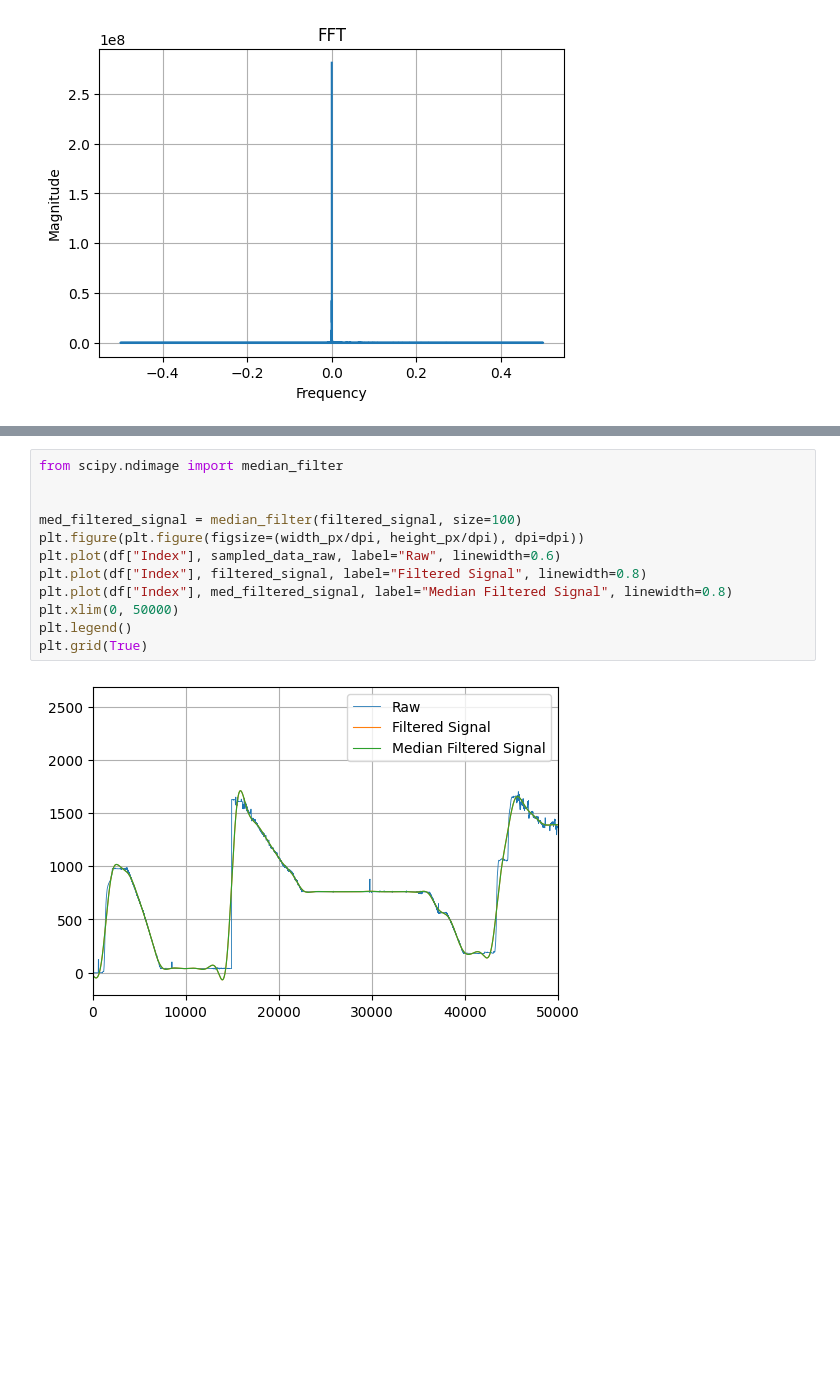
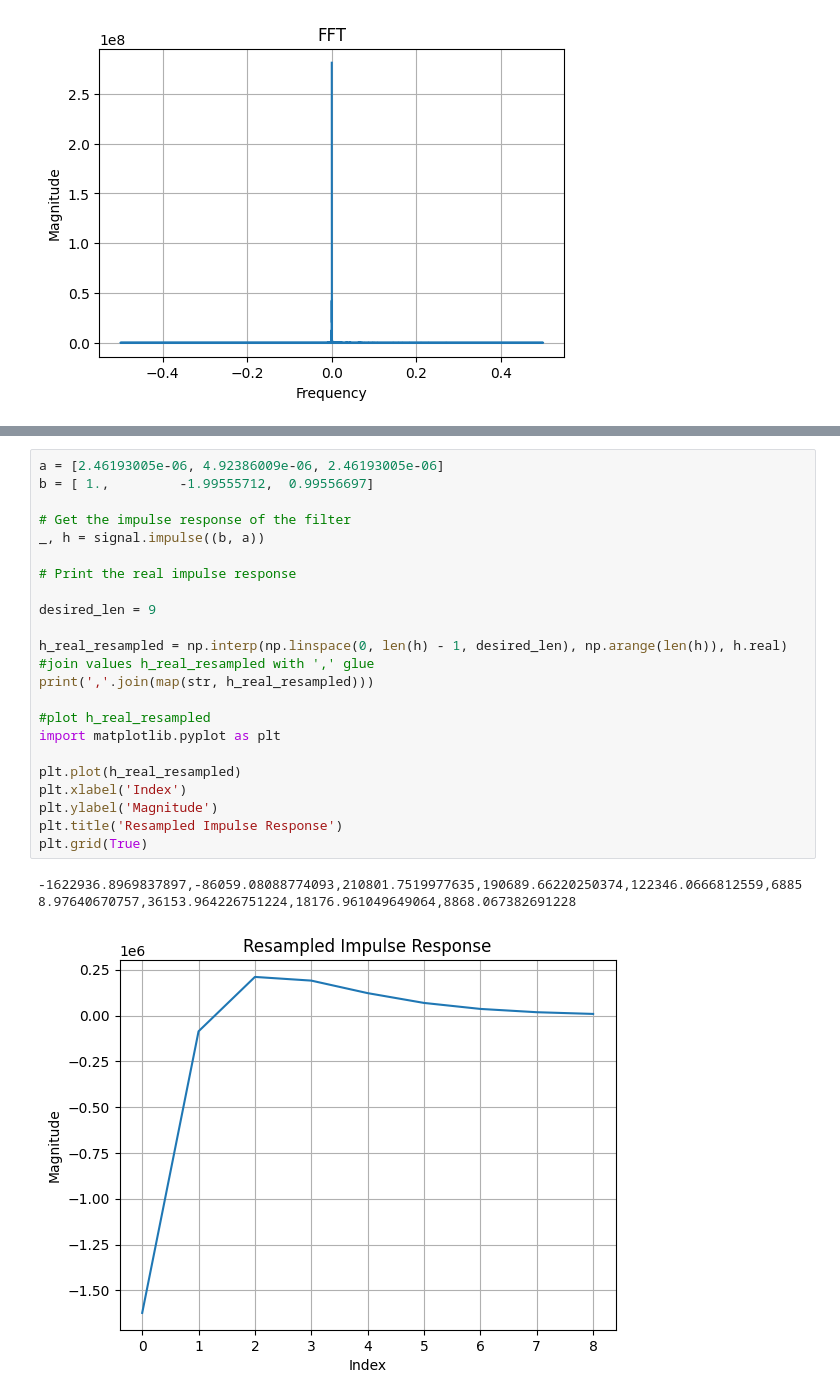
Before and after one commit to ilia-barynkin/udsp, a Jupyter notebook: issues/weights/weights.ipynb, the cells around one changed output, grey strips where cells are left out. Cells and saved outputs as stored; diff of their text form; blank space fills up the shorter version.

```diff
--- a/issues/weights/weights.ipynb
+++ b/issues/weights/weights.ipynb
@@ -68,16 +78,28 @@ plt.grid(True)
 [figure]
 [figure]
-# %%
-from scipy.ndimage import median_filter
-
-
-med_filtered_signal = median_filter(filtered_signal, size=100)
-plt.figure(plt.figure(figsize=(width_px/dpi, height_px/dpi), dpi=dpi))
-plt.plot(df["Index"], sampled_data_raw, label="Raw", linewidth=0.6)
-plt.plot(df["Index"], filtered_signal, label="Filtered Signal", linewidth=0.8)
-plt.plot(df["Index"], med_filtered_signal, label="Median Filtered Signal", linewidth=0.8)
-plt.xlim(0, 50000)
-plt.legend()
-plt.grid(True)
-# %% [output]
-[figure, removed]
+# %%
+a = [2.46193005e-06, 4.92386009e-06, 2.46193005e-06]
+b = [ 1.,         -1.99555712,  0.99556697]
+
+# Get the impulse response of the filter
+_, h = signal.impulse((b, a))
+
+# Print the real impulse response
+
+desired_len = 9
+
+h_real_resampled = np.interp(np.linspace(0, len(h) - 1, desired_len), np.arange(len(h)), h.real)
+#join values h_real_resampled with ',' glue
+print(','.join(map(str, h_real_resampled)))
+
+#plot h_real_resampled
+import matplotlib.pyplot as plt
+
+plt.plot(h_real_resampled)
+plt.xlabel('Index')
+plt.ylabel('Magnitude')
+plt.title('Resampled Impulse Response')
+plt.grid(True)
+# %% [output]
+-1622936.8969837897,-86059.08088774093,210801.7519977635,190689.66220250374,122346.0666812559,68858.97640670757,36153.964226751224,18176.961049649064,8868.067382691228
+[figure, added]
```
Also changed, not shown: parts of 1 cell of this notebook, 3 other files.
